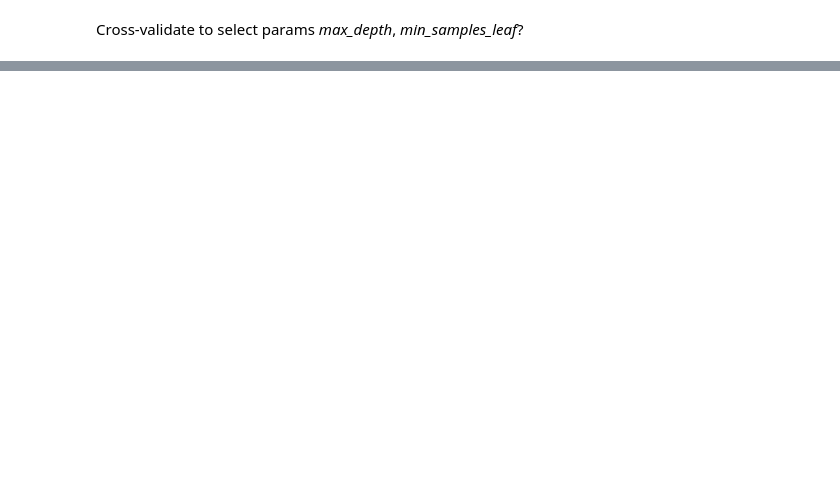
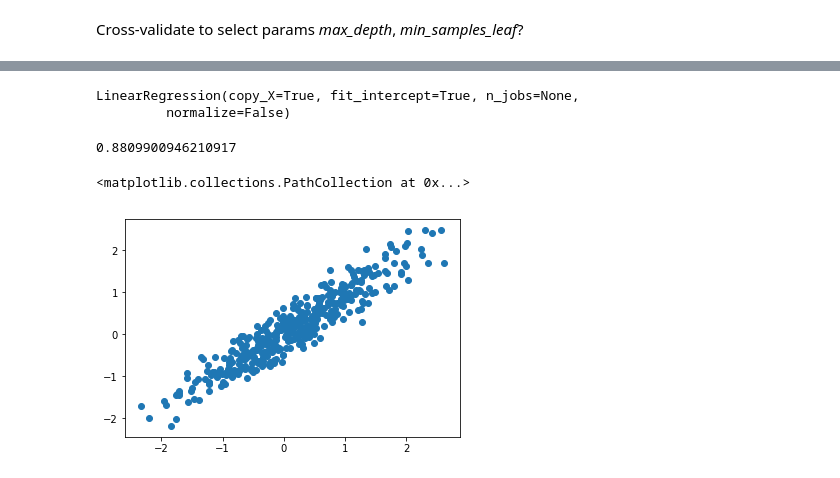
Before and after one commit to cbare/Etudes, a Jupyter notebook: notebooks/random_forest_regression_example.ipynb, the cells around one changed output, grey strips where cells are left out. Drawn from its saved outputs; the diff is of its cells as text; code cells hidden in the pictures; blank space fills up the shorter version.

```diff
--- a/notebooks/random_forest_regression_example.ipynb
+++ b/notebooks/random_forest_regression_example.ipynb
@@ -82,0 +156,8 @@ plt.scatter(y_test, y_pred)
+# %%
+df_train = df[i==1]
+df_val   = df[i==2]
+df_test  = df[i==3]
+y_train  = y[i==1]
+y_val    = y[i==2]
+y_test   = y[i==3]
+len(df_train), len(df_val), len(df_test)
@@ -82,0 +166,4 @@ plt.scatter(y_test, y_pred)
+# %%
+regr = RandomForestRegressor(n_estimators=10, oob_score=True)
+regr.fit(df_train, y_train)
+print(regr.oob_score_)
@@ -82,0 +183,17 @@ plt.scatter(y_test, y_pred)
+# %%
+lm = LinearRegression()
+lm.fit(df_train, y_train)
+# %% [output]
+LinearRegression(copy_X=True, fit_intercept=True, n_jobs=None,
+         normalize=False)
+# %%
+y_pred = lm.predict(df_test)
+# %%
+r2_score(y_test, y_pred)
+# %% [output]
+0.8809900946210917
+# %%
+plt.scatter(y_test, y_pred)
+# %% [output]
+<matplotlib.collections.PathCollection at 0x...>
+[figure, added]
```
Also changed, not shown: parts of 35 cells of this notebook.
